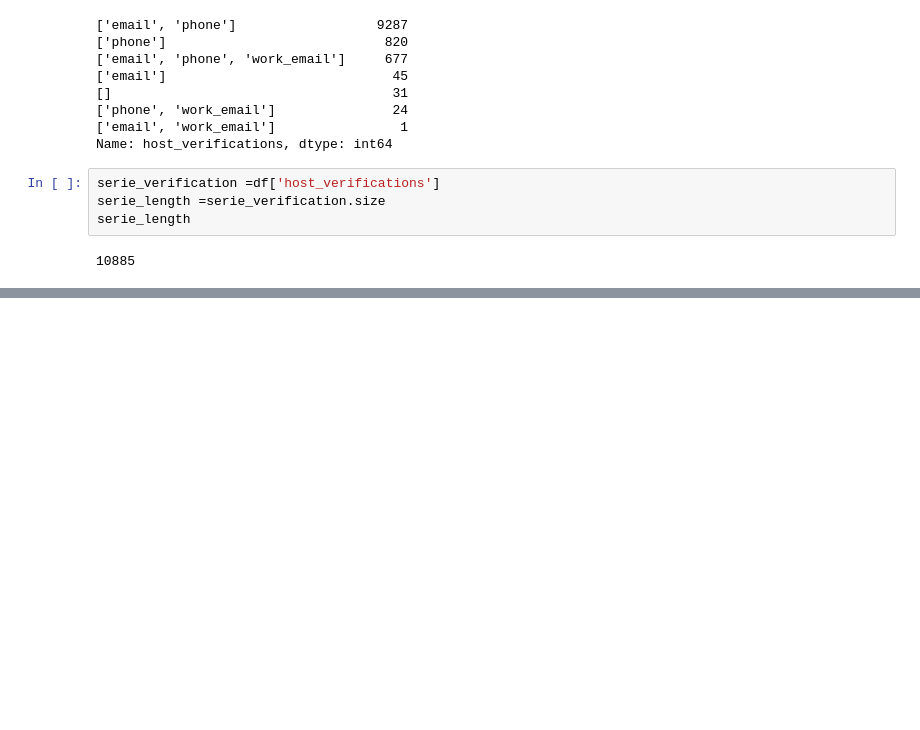
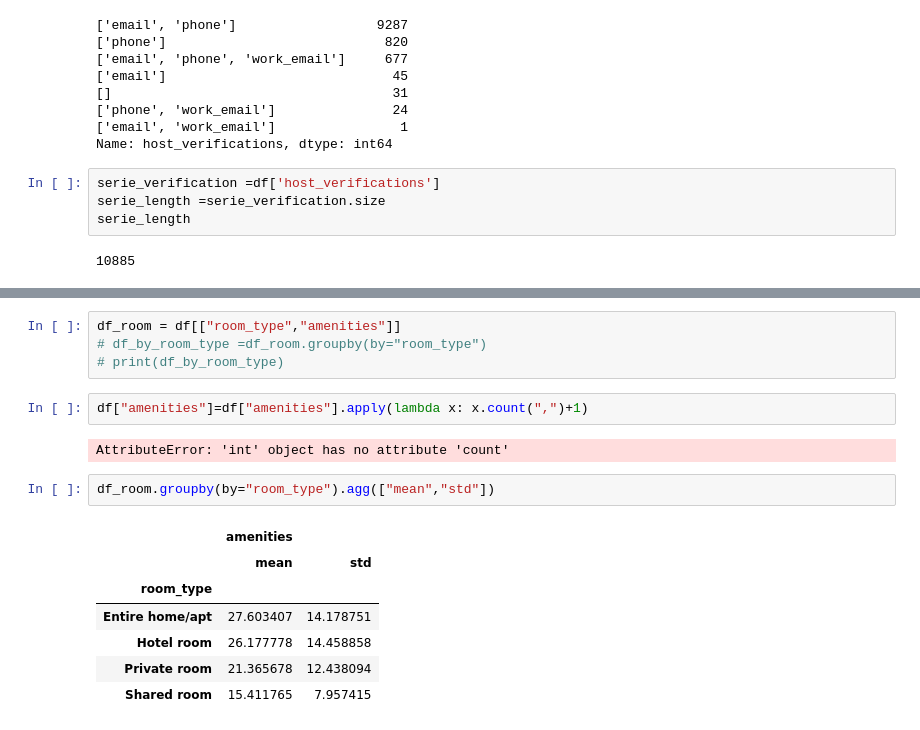
Before and after one commit to henzozhang/airbnb_projet, a Jupyter notebook: airbnb_projet/analist.ipynb, the cells around one changed output, grey strips where cells are left out. Cells and saved outputs as stored; diff of their text form; blank space fills up the shorter version.

```diff
--- a/airbnb_projet/analist.ipynb
+++ b/airbnb_projet/analist.ipynb
@@ -219,0 +246,18 @@ def pourcentage_moyen_vérification(df):
+# %%
+df_room = df[["room_type","amenities"]]
+# df_by_room_type =df_room.groupby(by="room_type")
+# print(df_by_room_type)
+# %%
+df["amenities"]=df["amenities"].apply(lambda x: x.count(",")+1)
+# %% [output]
+AttributeError: 'int' object has no attribute 'count'
+# %%
+df_room.groupby(by="room_type").agg(["mean","std"])
+# %% [output]
+|  | amenities |  |
+|  | mean | std |
+| room_type |  |  |
+| Entire home/apt | 27.603407 | 14.178751 |
+| Hotel room | 26.177778 | 14.458858 |
+| Private room | 21.365678 | 12.438094 |
+| Shared room | 15.411765 | 7.957415 |
```
Also changed, not shown: parts of 14 cells of this notebook, 3 other files.
